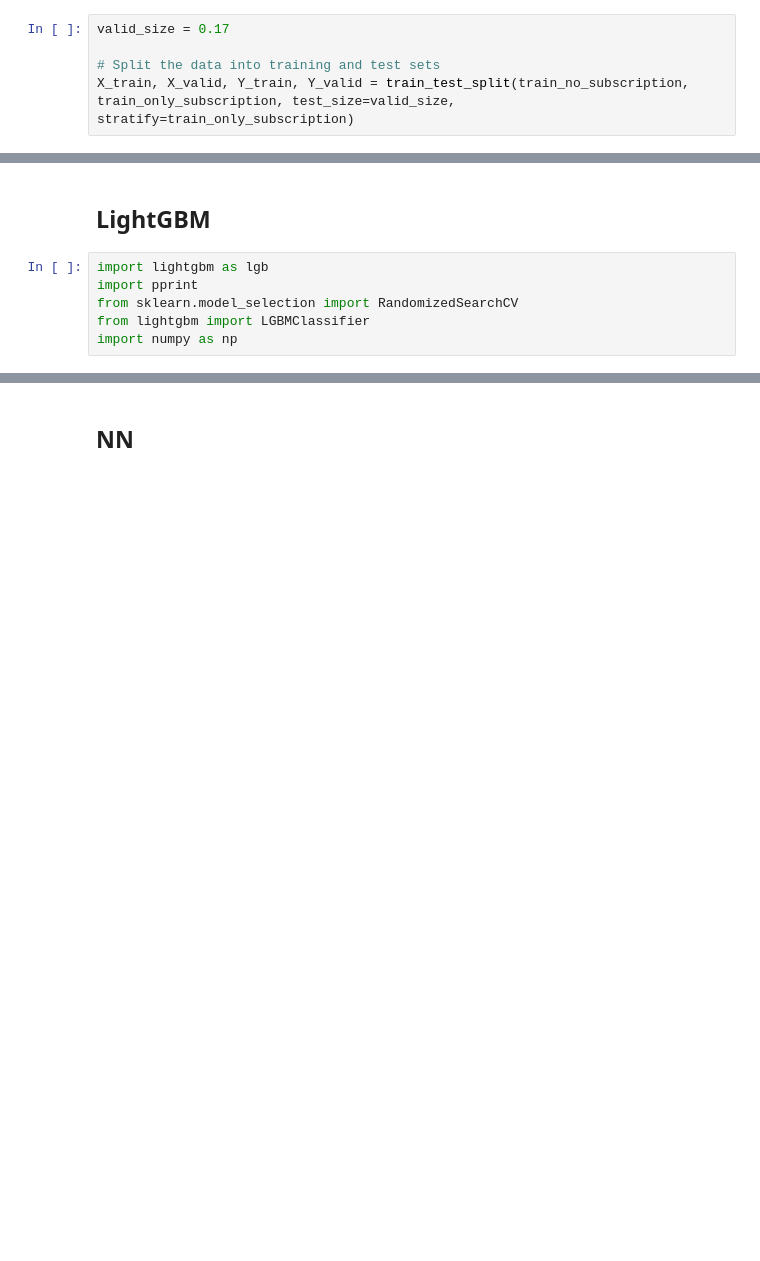
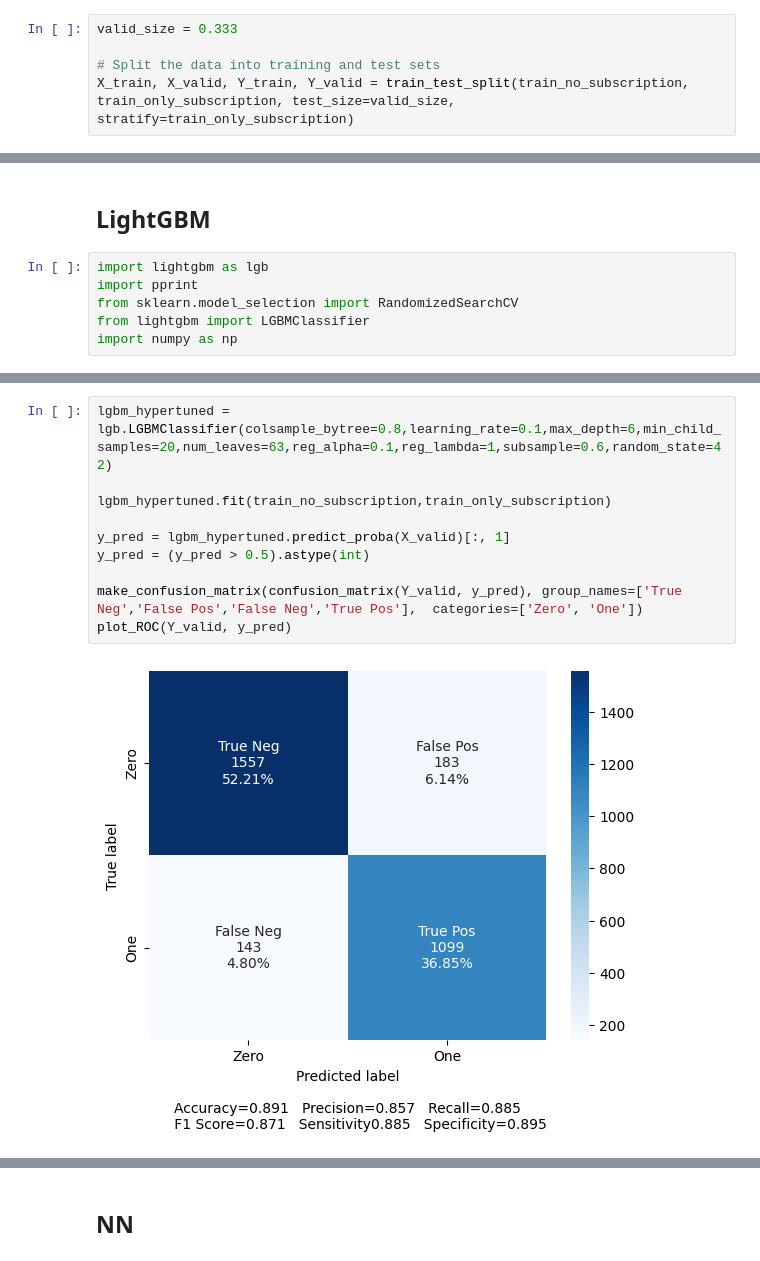
Before and after one commit to realbigi/ML_Data_Competition, a Jupyter notebook: LIAM/Report_LIAM2.ipynb, the cells around one changed output, grey strips where cells are left out. Cells and saved outputs as stored; diff of their text form; blank space fills up the shorter version.

```diff
--- a/LIAM/Report_LIAM2.ipynb
+++ b/LIAM/Report_LIAM2.ipynb
@@ -451,7 +451,7 @@ train_only_subscription = train_hot['subscription']
 # %% [markdown]
 # TRAIN, TEST AND VALIDATION
 # %%
-valid_size = 0.17
+valid_size = 0.333
 
 # Split the data into training and test sets
 X_train, X_valid, Y_train, Y_valid = train_test_split(train_no_subscription, train_only_subscription, test_size=valid_size,  stratify=train_only_subscription)
@@ -903,0 +985,12 @@ plot_ROC(Y_valid, predictions)
+# %%
+lgbm_hypertuned = lgb.LGBMClassifier(colsample_bytree=0.8,learning_rate=0.1,max_depth=6,min_child_samples=20,num_leaves=63,reg_alpha=0.1,reg_lambda=1,subsample=0.6,random_state=42)
+
+lgbm_hypertuned.fit(train_no_subscription,train_only_subscription)
+
+y_pred = lgbm_hypertuned.predict_proba(X_valid)[:, 1]
+y_pred = (y_pred > 0.5).astype(int)
+
+make_confusion_matrix(confusion_matrix(Y_valid, y_pred), group_names=['True Neg','False Pos','False Neg','True Pos'],  categories=['Zero', 'One'])
+plot_ROC(Y_valid, y_pred)
+# %% [output]
+[figure, added]
```
Also changed, not shown: parts of 10 cells of this notebook, 4 other files.
